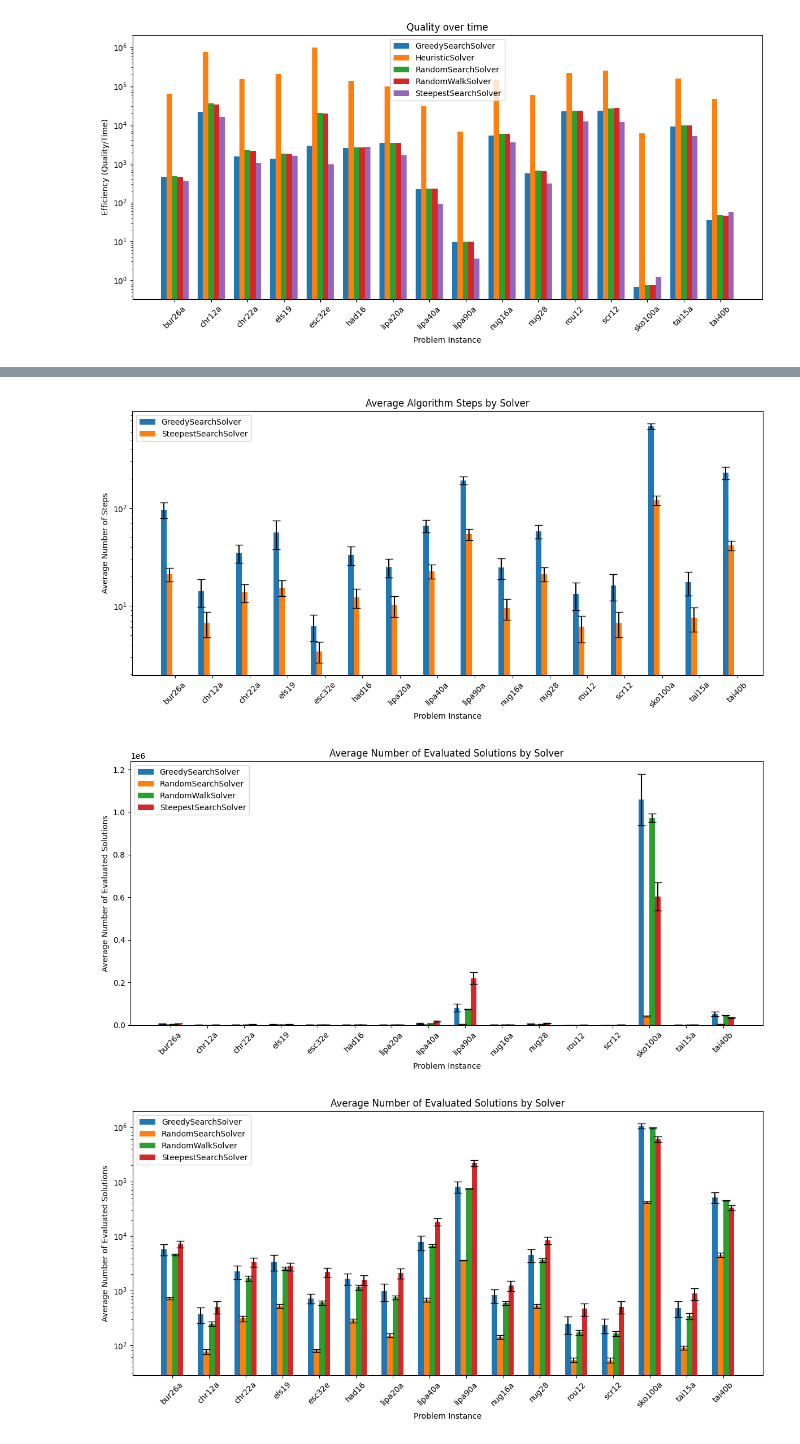
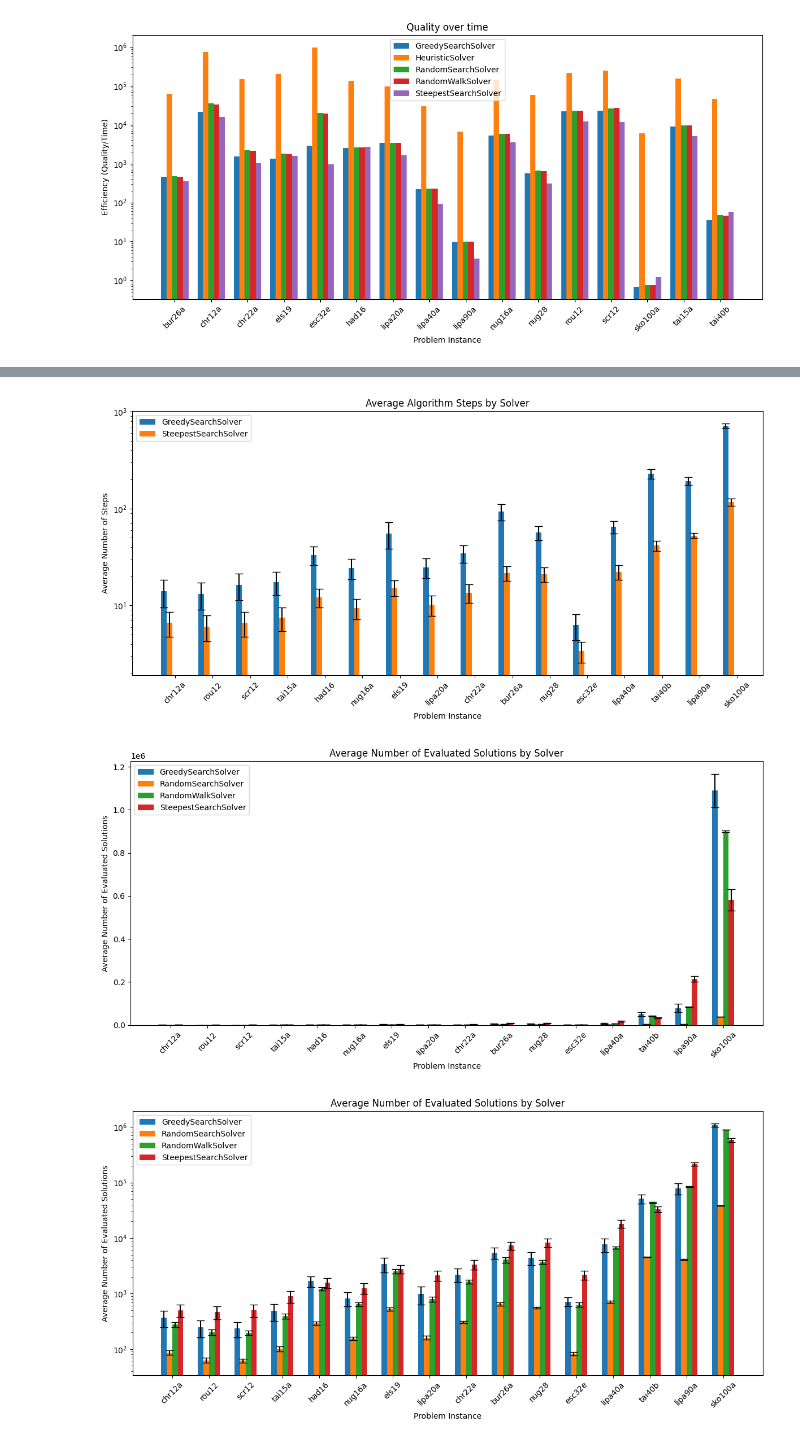
Before and after one commit to krzysztof-m-w/BIA, a Jupyter notebook: result_analysis.ipynb, the cells around one changed output, grey strips where cells are left out. Cells and saved outputs as stored; diff of their text form; code cells hidden in the pictures.

```diff
--- a/result_analysis.ipynb
+++ b/result_analysis.ipynb
@@ -190,5 +202,8 @@ plt.show()
 # %%
-means_time = get_result_table("avg_time")
+means_time, std_time = get_result_table_with_std("avg_time")
+
+means_time = means_time.reindex(problem_order)
+std_time = std_time.reindex(problem_order)
 
 plt.figure(figsize=(12, 6))
 bar_width = 0.15
@@ -198,6 +213,7 @@ for i, solver in enumerate(means_time.columns):
     plt.bar(index + i * bar_width,
             means_time[solver],
             bar_width,
+            yerr=std_time[solver],
             label=solver)
 
 plt.xlabel('Problem Instance')
@@ -261,6 +277,9 @@ plt.show()
 means_steps, stds_steps = get_result_table_with_std("step_count")
 steps_data = means_steps[["GreedySearchSolver", "SteepestSearchSolver"]]
 steps_stds = stds_steps[["GreedySearchSolver", "SteepestSearchSolver"]]
+
+steps_data = steps_data.reindex(problem_order)
+steps_stds = steps_stds.reindex(problem_order)
 
 plt.figure(figsize=(12, 6))
 for i, solver in enumerate(steps_data.columns):
@@ -284,6 +303,9 @@ plt.show()
 means_steps, stds_steps = get_result_table_with_std("step_count")
 steps_data = means_steps[["GreedySearchSolver", "SteepestSearchSolver"]]
 steps_stds = stds_steps[["GreedySearchSolver", "SteepestSearchSolver"]]
+
+steps_data = steps_data.reindex(problem_order)
+steps_stds = steps_stds.reindex(problem_order)
 
 plt.figure(figsize=(12, 6))
 for i, solver in enumerate(steps_data.columns):
@@ -303,12 +325,15 @@ plt.legend()
 plt.tight_layout()
 plt.show()
 # %% [output]
-[figure, old version]
+[figure, new version]
 # %%
 means_evals, stds_evals = get_result_table_with_std("iteration_counts")
 
 means_evals = means_evals.drop('HeuristicSolver', axis=1)
 stds_evals = stds_evals.drop('HeuristicSolver', axis=1)
+
+means_evals = means_evals.reindex(problem_order)
+stds_evals  = stds_evals.reindex(problem_order)
 
 plt.figure(figsize=(12, 6))
 bar_width = 0.15
@@ -330,32 +355,36 @@ plt.legend()
 plt.tight_layout()
 plt.show()
 # %% [output]
-[figure, old version]
+[figure, new version]
 # %%
 means_evals, stds_evals = get_result_table_with_std("iteration_counts")
 
 means_evals = means_evals.drop('HeuristicSolver', axis=1)
 stds_evals = stds_evals.drop('HeuristicSolver', axis=1)
+
+means_evals = means_evals.reindex(problem_order)
+stds_evals  = stds_evals.reindex(problem_order)
+
 
 plt.figure(figsize=(12, 6))
 bar_width = 0.15
 index = np.arange(len(means_evals.index))
 
 for i, solver in enumerate(means_evals.columns):
     plt.bar(index + i * bar_width,
             means_evals[solver],
             bar_width,
             yerr=stds_evals[solver],
             label=solver,
             capsize=5)
 
 plt.xlabel('Problem Instance')
 plt.ylabel('Average Number of Evaluated Solutions')
 plt.title('Average Number of Evaluated Solutions by Solver')
 plt.xticks(index + bar_width * 1.5, means_evals.index, rotation=45)
 plt.yscale('log')
 plt.legend()
 plt.tight_layout()
 plt.show()
 # %% [output]
-[figure, old version]
+[figure, new version]
```
Also changed, not shown: parts of 11 cells of this notebook, 1 other file.
